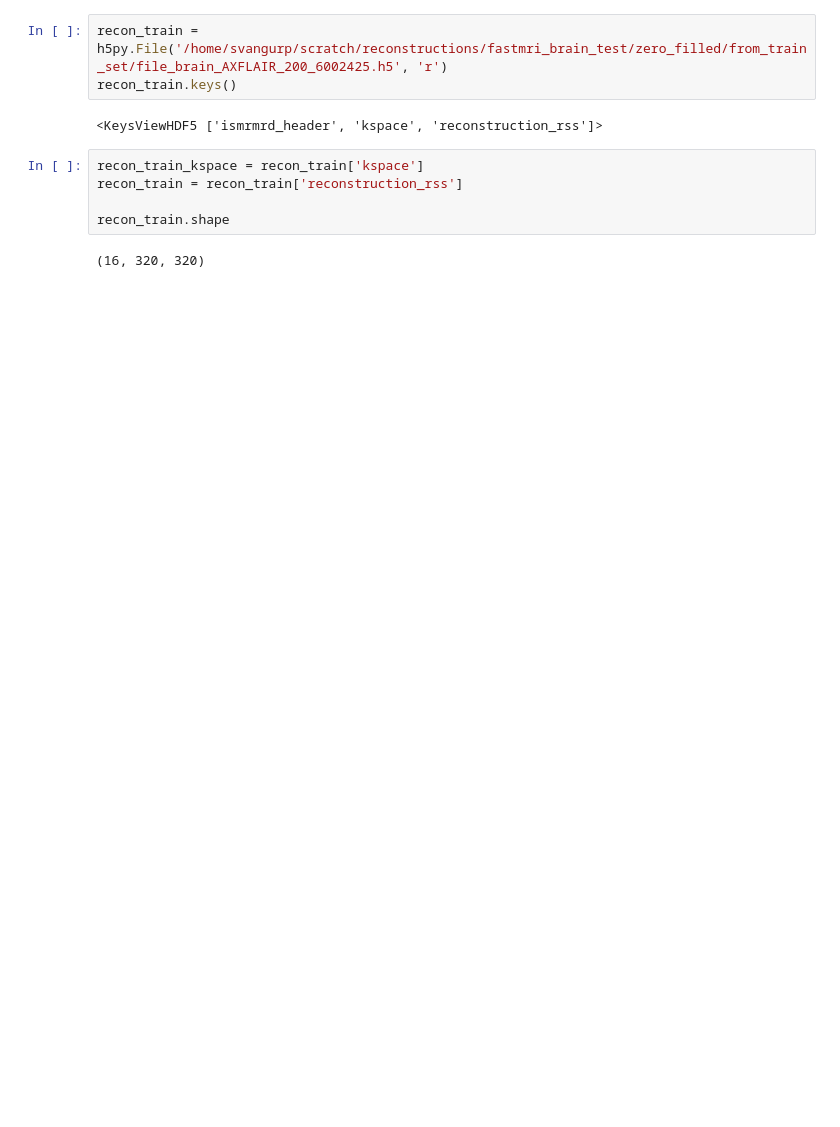
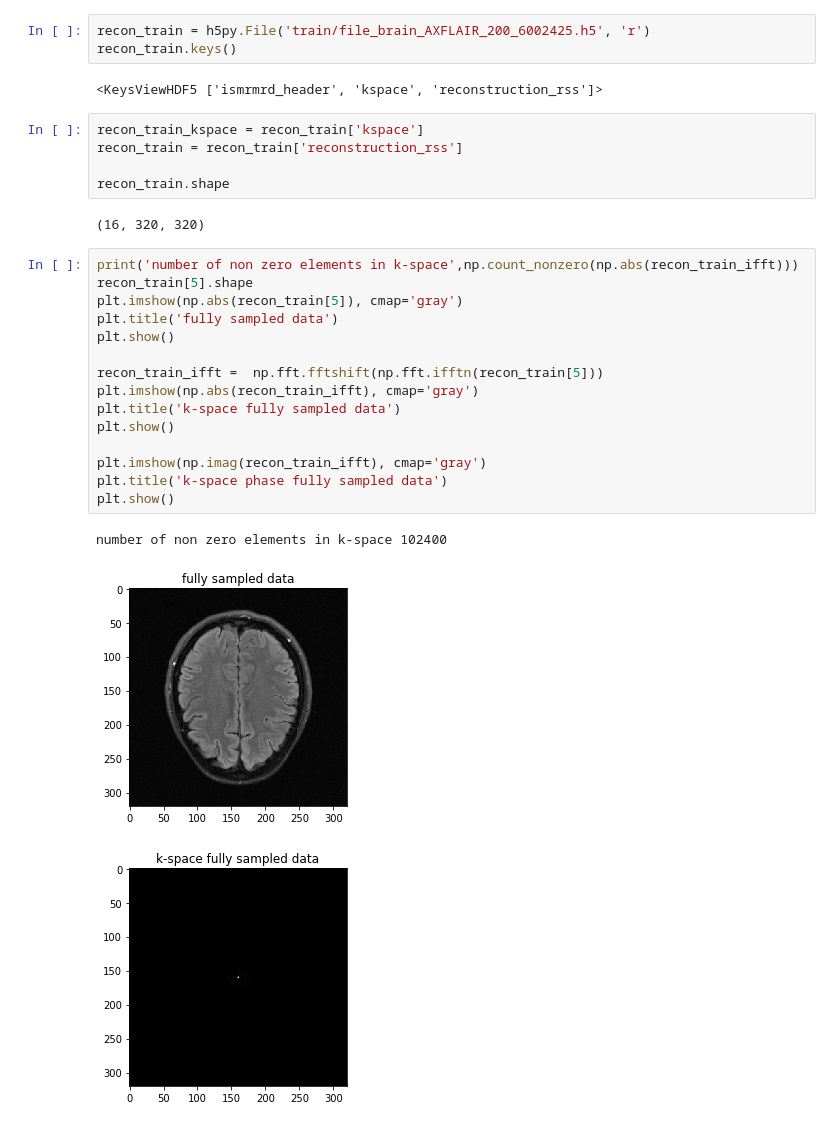
Before and after one commit to Samuel-van-Gurp/fastMRI, a Jupyter notebook: test_notebook.ipynb, the cells around one changed output. Cells and saved outputs as stored; diff of their text form; blank space fills up the shorter version.

```diff
--- a/test_notebook.ipynb
+++ b/test_notebook.ipynb
@@ -14,5 +34,5 @@ recon_test.shape
 # %%
-recon_train = h5py.File('/home/svangurp/scratch/reconstructions/fastmri_brain_test/zero_filled/from_train_set/file_brain_AXFLAIR_200_6002425.h5', 'r')
+recon_train = h5py.File('train/file_brain_AXFLAIR_200_6002425.h5', 'r')
 recon_train.keys()
 # %% [output]
 <KeysViewHDF5 ['ismrmrd_header', 'kspace', 'reconstruction_rss']>
@@ -23,3 +43,22 @@ recon_train = recon_train['reconstruction_rss']
 recon_train.shape
 # %% [output]
 (16, 320, 320)
+# %%
+print('number of non zero elements in k-space',np.count_nonzero(np.abs(recon_train_ifft)))
+recon_train[5].shape
+plt.imshow(np.abs(recon_train[5]), cmap='gray')
+plt.title('fully sampled data')
+plt.show()
+
+recon_train_ifft =  np.fft.fftshift(np.fft.ifftn(recon_train[5]))
+plt.imshow(np.abs(recon_train_ifft), cmap='gray')
+plt.title('k-space fully sampled data')
+plt.show()
+
+plt.imshow(np.imag(recon_train_ifft), cmap='gray')
+plt.title('k-space phase fully sampled data')
+plt.show()
+# %% [output]
+number of non zero elements in k-space 102400
+[figure, added]
+[figure, added]
```
Also changed, not shown: parts of 13 cells of this notebook.
